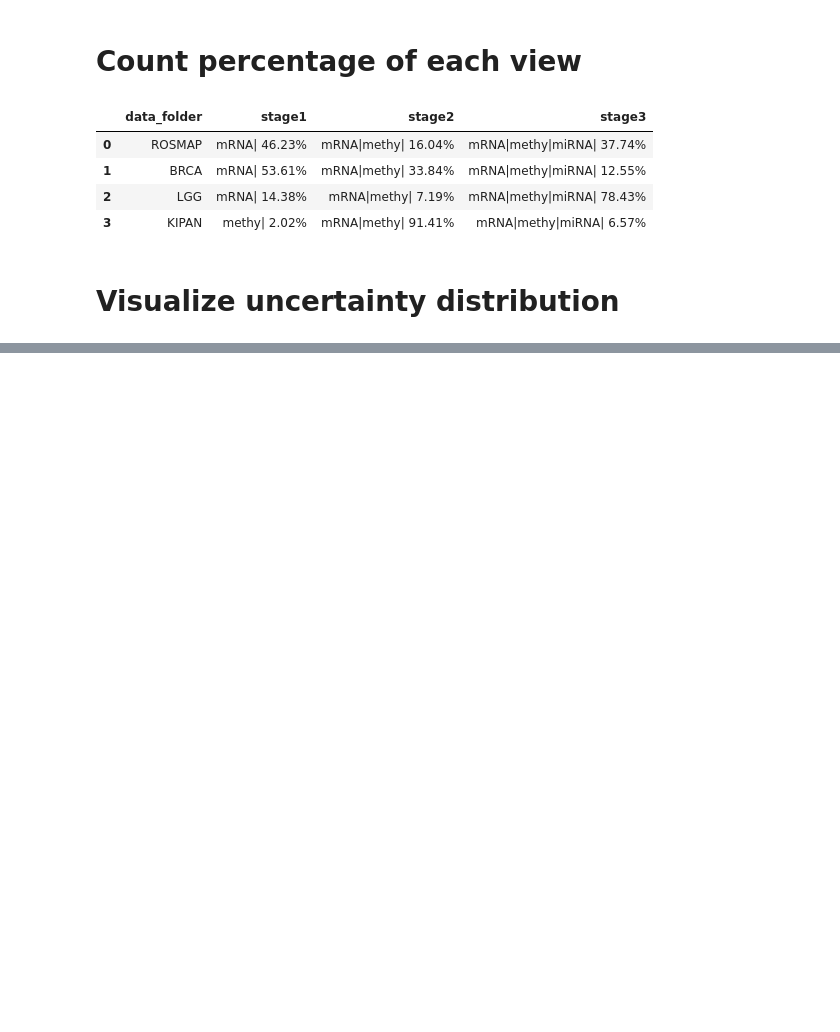
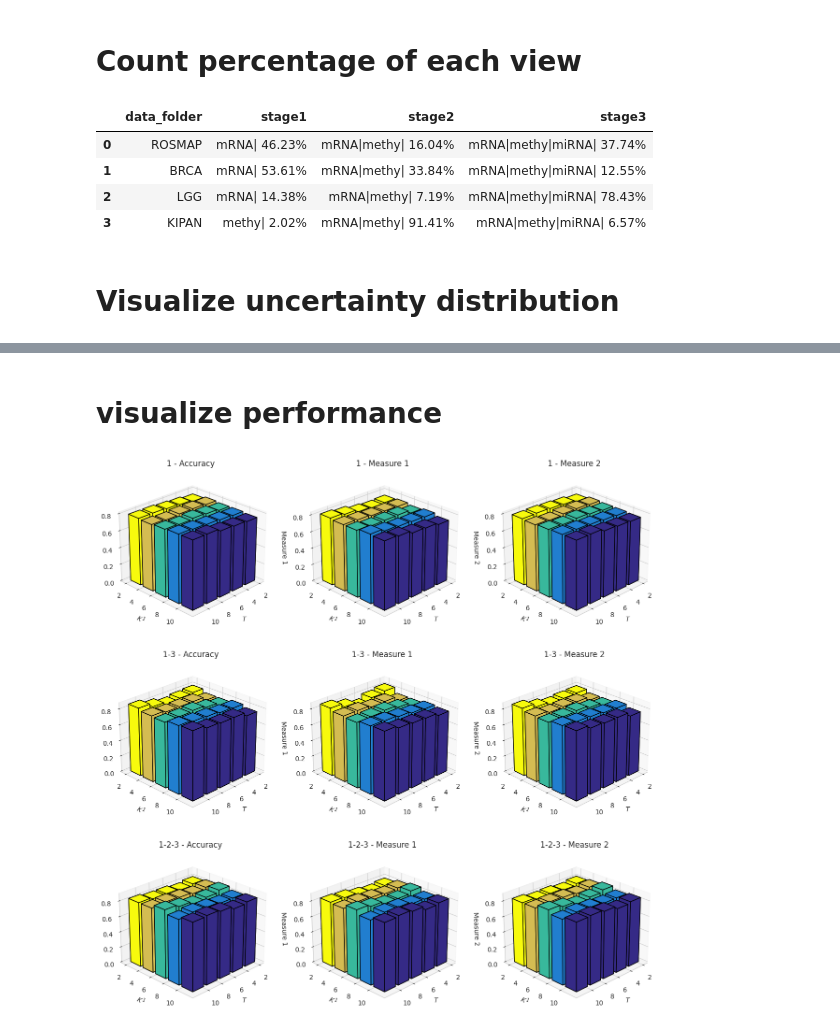
Before and after one commit to chenzhao2023/multiomicsuncertainty, a Jupyter notebook: summarize.ipynb, the cells around one changed output, grey strips where cells are left out. Drawn from its saved outputs; the diff is of its cells as text; code cells hidden in the pictures; blank space fills up the shorter version.

```diff
--- a/summarize.ipynb
+++ b/summarize.ipynb
@@ -301,0 +367,60 @@ view_lists
+# %% [markdown]
+# visualize performance
+# %%
+# Filter the dataframe to include only desired view_list values
+df_performance_sub = df_performance[df_performance['num_trials'].isin([2,4,6,8,10])]
+view_lists = ["1", "1-3", "1-2-3"]  # Desired view_list categories
+
+fig = plt.figure(figsize=(15, 15))  # Set a larger figure size to accommodate a 3x3 grid
+
+# Define metrics and labels
+metrics = ['acc', 'measure1', 'measure2']
+titles = [r"Accuracy", r"Measure 1", r"Measure 2"]
+
+# Loop through each view_list category and metric to create the subplots
+for row_idx, view in enumerate(view_lists):
+    # Filter the data for the current view_list category
+    df_view = df_performance_sub[df_performance_sub['view_list'] == view]
+
+    for col_idx, metric in enumerate(metrics):
+        ax = fig.add_subplot(3, 3, row_idx * 3 + col_idx + 1, projection='3d')
+
+        # Get unique counts for x and y axis labels
+        n_x = len(np.unique(df_view['num_trials']))
+        n_y = len(np.unique(df_view['adj_param']))
+
+        # Color map for bars
+        colors = ["#352A86", "#217ECF", "#38B89C", "#D4BC52", "#F7FA0D"][::-1]
+
+        # Plot each y group
+        for idx_y in range(n_y):
+            xpos = np.arange(n_x)
+            ypos = np.zeros(n_x) + idx_y
+            zpos = np.zeros(n_x)
+            dx = np.ones(n_x) * 0.8
+            dy = np.ones(n_x) * 0.8
+
+            # Filter data for the current group and metric
+            sub_df = df_view[df_view['num_trials'] == np.unique(df_view['adj_param'])[idx_y]][::-1]
+            dz = sub_df[metric].to_list()
+
+            ax.bar3d(xpos, ypos, zpos, dx, dy, dz, color=colors[idx_y], alpha=1, shade=False, edgecolor="black")
+
+        # Set view angle and axis labels for each subplot
+        ax.view_init(25, 45)
+        ax.set_xlabel(r"$T$")
+        ax.set_xticks(np.arange(n_x))
+        ax.set_xticklabels(np.unique(df_view['num_trials']))
+
+        ax.set_ylabel(r"$K^1$")
+        ax.set_yticks(np.arange(n_y))
+        ax.set_yticklabels(np.unique(df_view['adj_param']))
+
+        ax.set_zlabel(titles[col_idx])
+        ax.set_title(f"{view} - {titles[col_idx]}")
+
+# Adjust layout for better spacing
+fig.tight_layout()
+plt.show()
+# %% [output]
+[figure, added]
```
Also changed, not shown: parts of 17 cells of this notebook, 8 other files.
